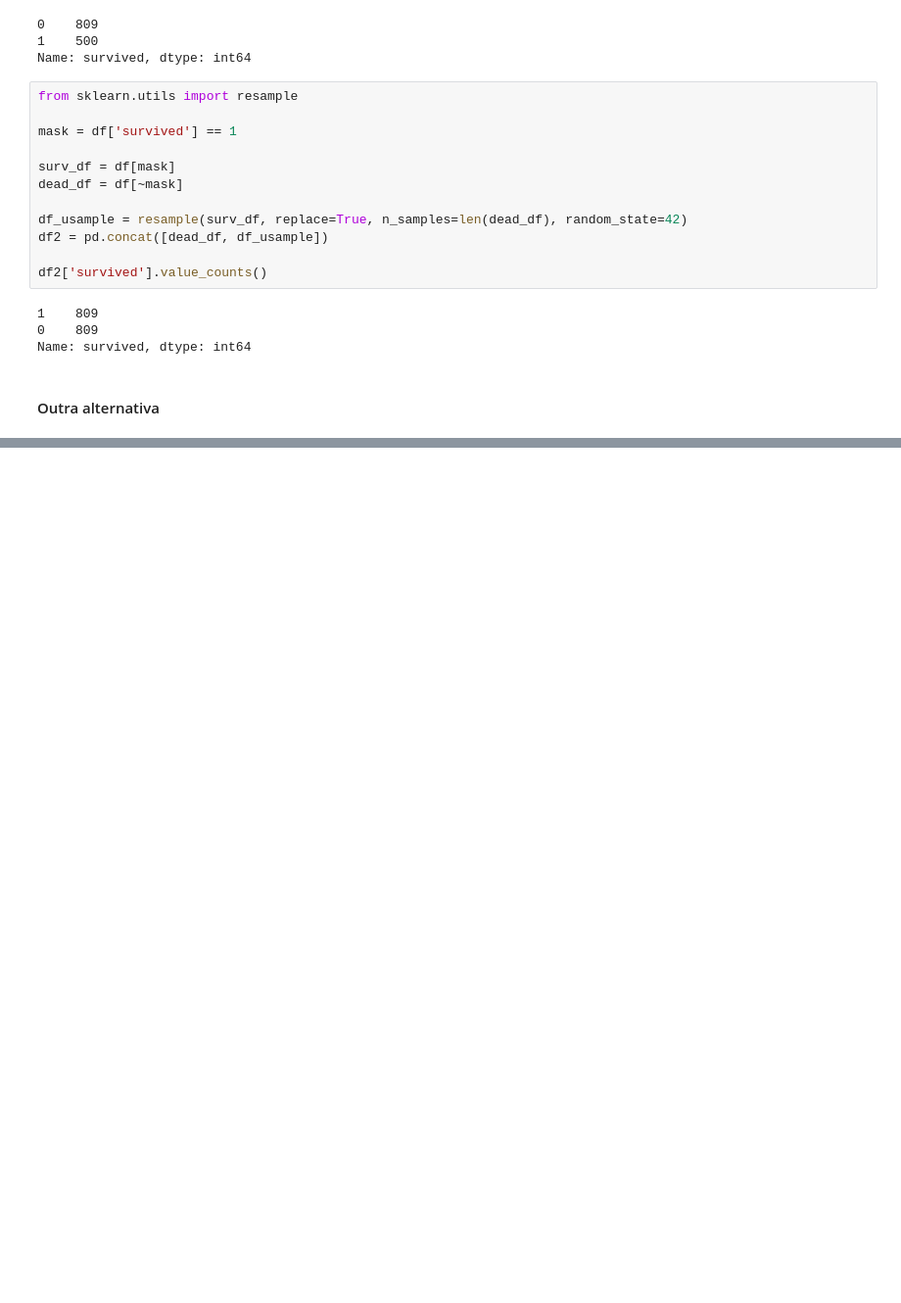
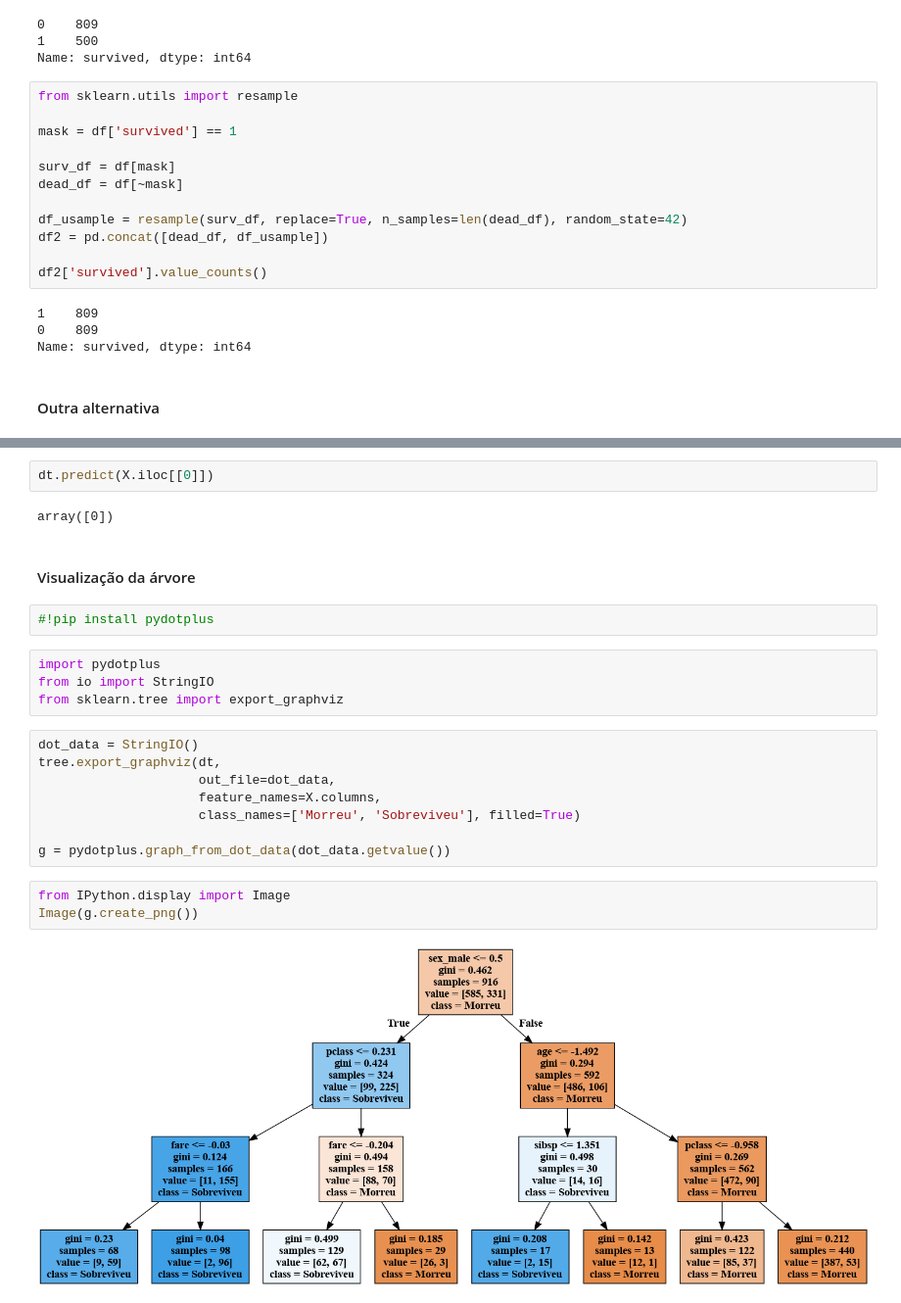
Before and after one commit to LilianeAquino/pratica-livro-matt-harrison, a Jupyter notebook: notebooks/pratica-titanic.ipynb, the cells around one changed output, grey strips where cells are left out. Shown at 98% size. Saved outputs shown, nothing was run; the diff lists cells and outputs as text; blank space fills up the shorter version.

```diff
--- a/notebooks/pratica-titanic.ipynb
+++ b/notebooks/pratica-titanic.ipynb
@@ -570,0 +584,25 @@ Name: survived, dtype: int64
+# %%
+dt.predict(X.iloc[[0]])
+# %% [output]
+array([0])
+# %% [markdown]
+#### Visualização da árvore
+# %%
+#!pip install pydotplus
+# %%
+import pydotplus
+from io import StringIO
+from sklearn.tree import export_graphviz
+# %%
+dot_data = StringIO()
+tree.export_graphviz(dt,
+                     out_file=dot_data,
+                     feature_names=X.columns,
+                     class_names=['Morreu', 'Sobreviveu'], filled=True)
+
+g = pydotplus.graph_from_dot_data(dot_data.getvalue())
+# %%
+from IPython.display import Image
+Image(g.create_png())
+# %% [output]
+[figure, added]
```
Also changed, not shown: parts of 9 cells of this notebook, 1 other file.
